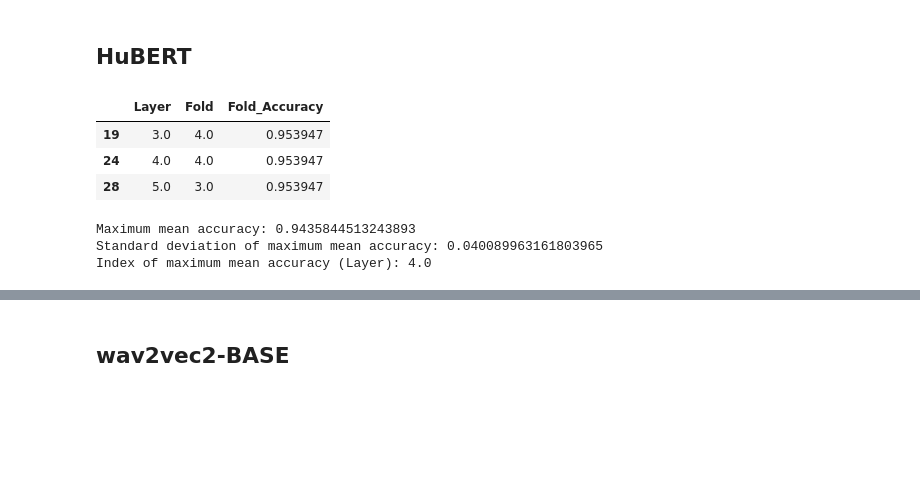
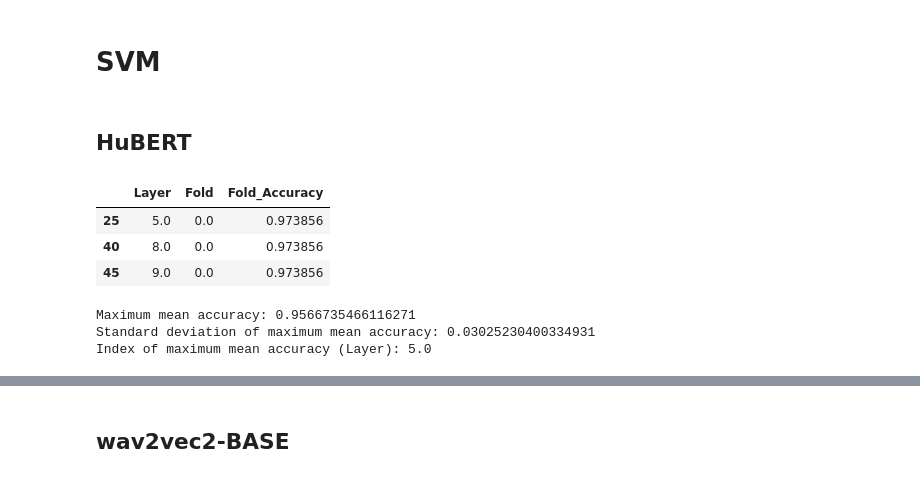
Before and after one commit to ajuanijustus/voice2mode, a Jupyter notebook: Evaluation.ipynb, the cells around one changed output, grey strips where cells are left out. Cells and saved outputs as stored; diff of their text form; code cells hidden in the pictures; blank space fills up the shorter version.

```diff
--- a/Evaluation.ipynb
+++ b/Evaluation.ipynb
@@ -4,13 +5,15 @@ import matplotlib.pyplot as plt
+# %% [markdown]
+# SVM
 # %% [markdown]
 ## HuBERT
 # %%
-hubert_5fold_df = pd.read_csv('results/hubert_5fold_df.csv')[['Layer', 'Fold', 'Fold_Accuracy']]
+hubert_5fold_df = pd.read_csv('results/hubert_5fold_df_mean_embd.csv')[['Layer', 'Fold', 'Fold_Accuracy']]
 hubert_5fold_df[hubert_5fold_df['Fold_Accuracy']==hubert_5fold_df['Fold_Accuracy'].max()]
 # %% [output]
 |  | Layer | Fold | Fold_Accuracy |
-| 19 | 3.0 | 4.0 | 0.953947 |
-| 24 | 4.0 | 4.0 | 0.953947 |
-| 28 | 5.0 | 3.0 | 0.953947 |
+| 25 | 5.0 | 0.0 | 0.973856 |
+| 40 | 8.0 | 0.0 | 0.973856 |
+| 45 | 9.0 | 0.0 | 0.973856 |
 # %%
 max_mean_accuracy = hubert_5fold_df.groupby('Layer')['Fold_Accuracy'].agg(['mean', 'std']).max()
 index_of_max_mean_accuracy = hubert_5fold_df.groupby('Layer')['Fold_Accuracy'].mean().idxmax()
@@ -19,6 +22,6 @@ print("Maximum mean accuracy:", max_mean_accuracy['mean'])
 print("Standard deviation of maximum mean accuracy:", max_mean_accuracy['std'])
 print("Index of maximum mean accuracy (Layer):", index_of_max_mean_accuracy)
 # %% [output]
-Maximum mean accuracy: 0.9435844513243893
-Standard deviation of maximum mean accuracy: 0.040089963161803965
-Index of maximum mean accuracy (Layer): 4.0
+Maximum mean accuracy: 0.9566735466116271
+Standard deviation of maximum mean accuracy: 0.03025230400334931
+Index of maximum mean accuracy (Layer): 5.0
```
Also changed, not shown: parts of 35 cells of this notebook, 7 other files.
